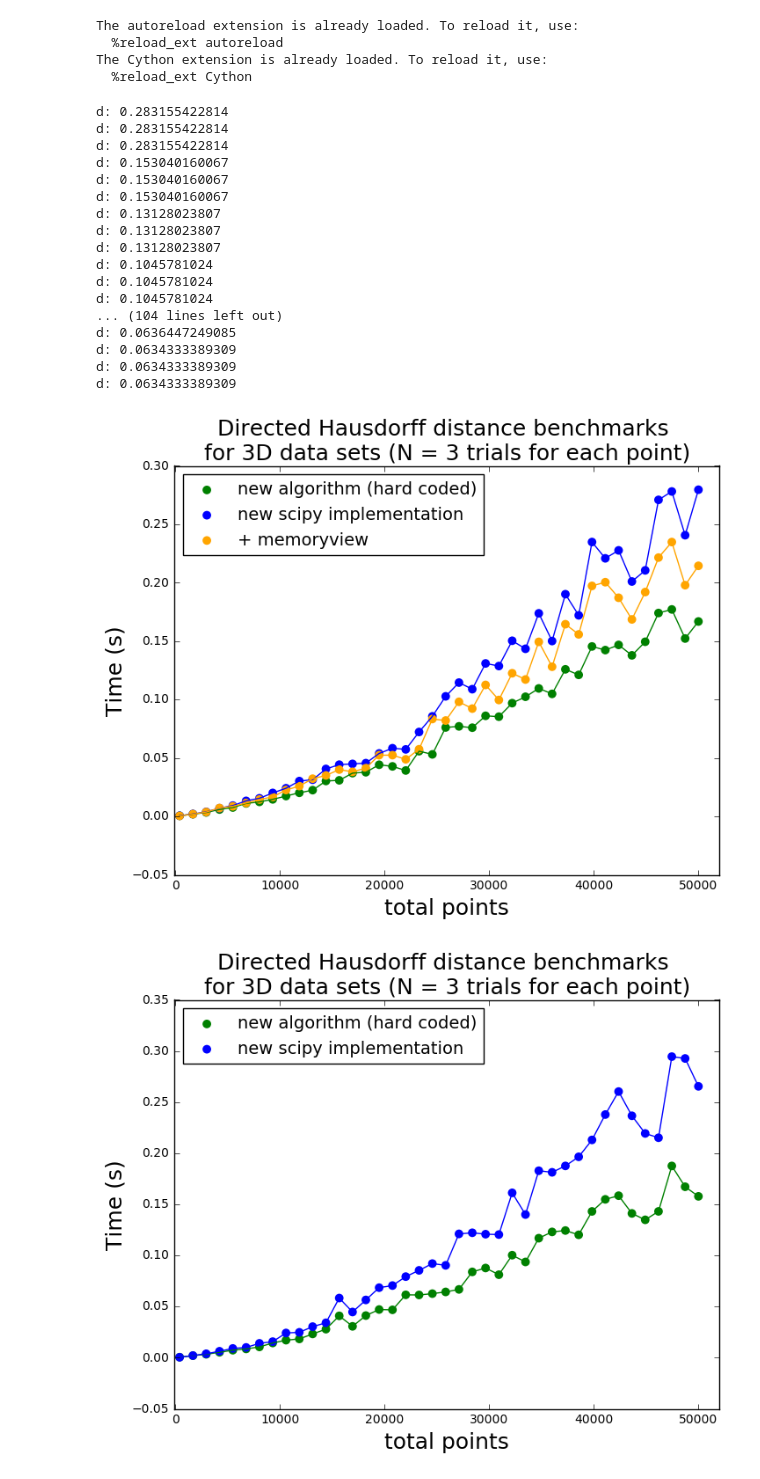
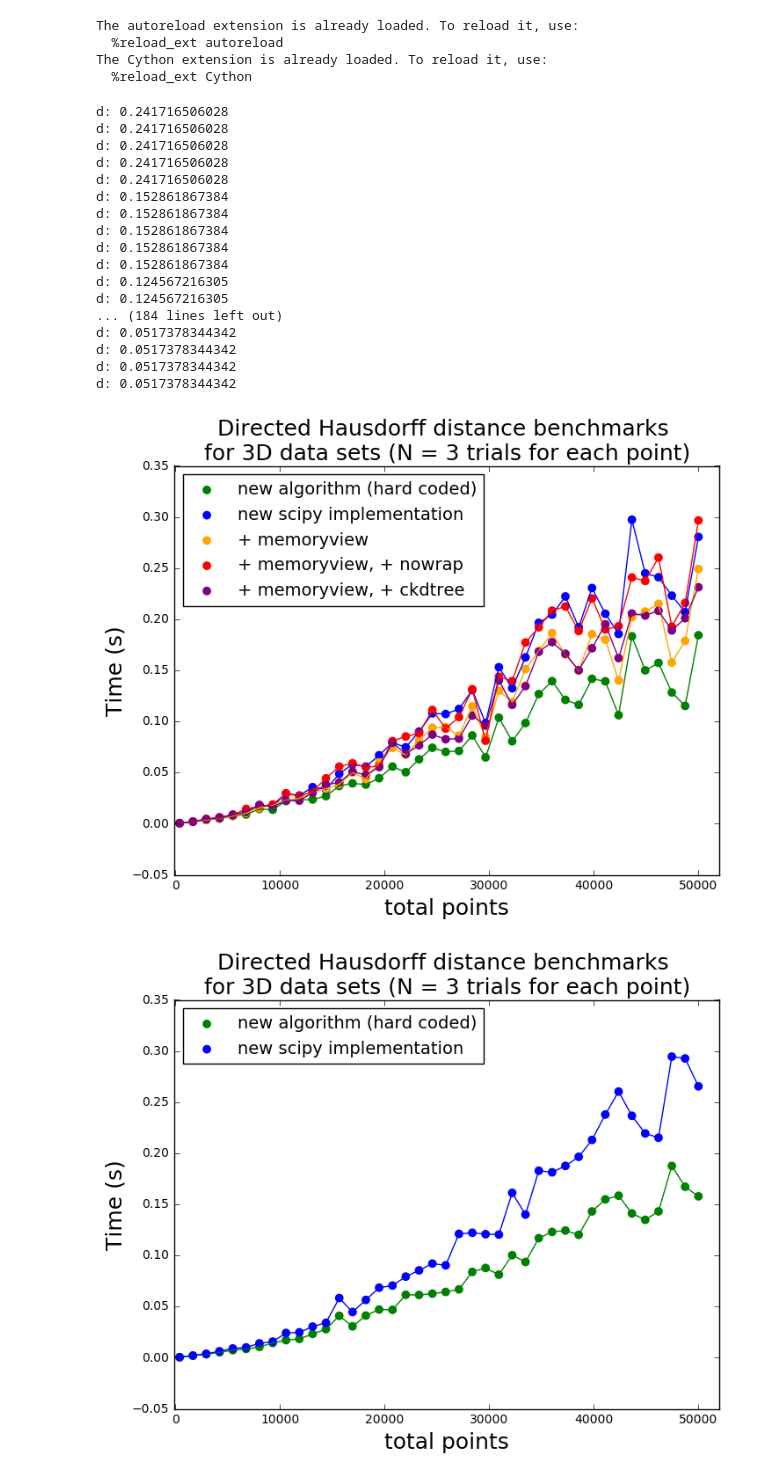
Before and after one commit to tylerjereddy/hausdorff_bench, a Jupyter notebook: hausdorff_bench.ipynb, the cells around one changed output. Saved outputs shown, nothing was run; the diff lists cells and outputs as text; code cells hidden in the pictures.

Commit message:
hausdorff_bench.ipynb now includes benchmarks with ckdtree & nowrap.

```diff
--- a/hausdorff_bench.ipynb
+++ b/hausdorff_bench.ipynb
@@ -135,6 +218,8 @@ new_algorithm_times = []
 scipy_algorithm_times = []
 MDA_algorithm_times = []
 memoryview_algorithm_times = []
+memoryview_nowrap_algorithm_times = []
+ckdtree_times = []
 total_points = np.linspace(400,50000,num=40)
 for point_total in total_points:
     points_per_array = int(point_total / 2)
@@ -157,46 +242,58 @@ for point_total in total_points:
     memoryview_algorithm_avg_time = test_approach(directed_hausdorff_memoryviews, u, v, num_times = 3)
     memoryview_algorithm_times.append(memoryview_algorithm_avg_time)
 
+    # the memoryview ckdtree implementation
+    ckdtree_avg_time = test_approach(directed_hausdorff_memoryviews, u, v, num_times = 3)
+    ckdtree_times.append(ckdtree_avg_time)
+
+    # the memoryview nowrap implementation
+    memoryview_nowrap_algorithm_avg_time = test_approach(directed_hausdorff_memoryviews_no_wrap, u, v, num_times = 3)
+    memoryview_nowrap_algorithm_times.append(memoryview_nowrap_algorithm_avg_time)
+
     # the transplanted MDAnalysis implementation
     #MDA_algorithm_avg_time = test_approach(MDA_hausdorff, u, v, num_times = 3)
     #MDA_algorithm_times.append(MDA_algorithm_avg_time)
 # %% [output]
-d: 0.283155422814
-d: 0.283155422814
-d: 0.283155422814
-d: 0.153040160067
-d: 0.153040160067
-d: 0.153040160067
-d: 0.13128023807
-d: 0.13128023807
-d: 0.13128023807
-d: 0.1045781024
-d: 0.1045781024
-d: 0.1045781024
-... (104 lines left out)
-d: 0.0636447249085
-d: 0.0634333389309
-d: 0.0634333389309
-d: 0.0634333389309
+d: 0.241716506028
+d: 0.241716506028
+d: 0.241716506028
+d: 0.241716506028
+d: 0.241716506028
+d: 0.152861867384
+d: 0.152861867384
+d: 0.152861867384
+d: 0.152861867384
+d: 0.152861867384
+d: 0.124567216305
+d: 0.124567216305
+... (184 lines left out)
+d: 0.0517378344342
+d: 0.0517378344342
+d: 0.0517378344342
+d: 0.0517378344342
 # %%
 fig = plt.figure()
 ax = fig.add_subplot('111')
 ax.scatter(total_points, new_algorithm_times, color = 'green', edgecolor='none', label = 'new algorithm (hard coded)', s = 50)
 ax.plot(total_points, new_algorithm_times, color = 'green')
 ax.scatter(total_points, scipy_algorithm_times, color = 'blue', edgecolor='none', label = 'new scipy implementation', s = 50)
 ax.plot(total_points, scipy_algorithm_times, color = 'blue')
 ax.scatter(total_points, memoryview_algorithm_times, color = 'orange', edgecolor='none', label = '+ memoryview', s = 50)
 ax.plot(total_points, memoryview_algorithm_times, color = 'orange')
+ax.scatter(total_points, memoryview_nowrap_algorithm_times, color = 'red', edgecolor='none', label = '+ memoryview, + nowrap', s = 50)
+ax.plot(total_points, memoryview_nowrap_algorithm_times, color = 'red')
+ax.scatter(total_points, ckdtree_times, color = 'purple', edgecolor='none', label = '+ memoryview, + ckdtree', s = 50)
+ax.plot(total_points, ckdtree_times, color = 'purple')
 ax.legend(loc=2, scatterpoints=1, fontsize=14)
 ax.set_ylabel('Time (s)', fontsize = 18)
 ax.set_xlabel('total points', fontsize = 18)
 ax.set_title('Directed Hausdorff distance benchmarks \nfor 3D data sets (N = 3 trials for each point)', fontsize = 18)
 ax.set_xlim(-100,52000)
 #ax.set_ylim(-1,25)
 fig.set_size_inches(8,6)
 fig.savefig('hausdorff_bench.png', dpi = 300)
 # %% [output]
-[figure, old version]
+[figure, new version]
 # %%
 # high perf comparison plot
 fig2 = plt.figure()
```
Also changed, not shown: parts of 2 cells of this notebook.
